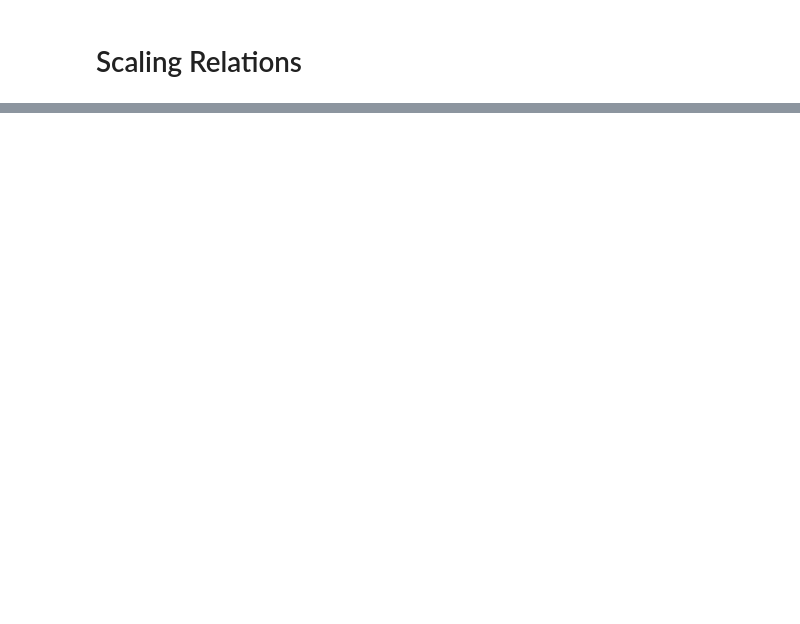
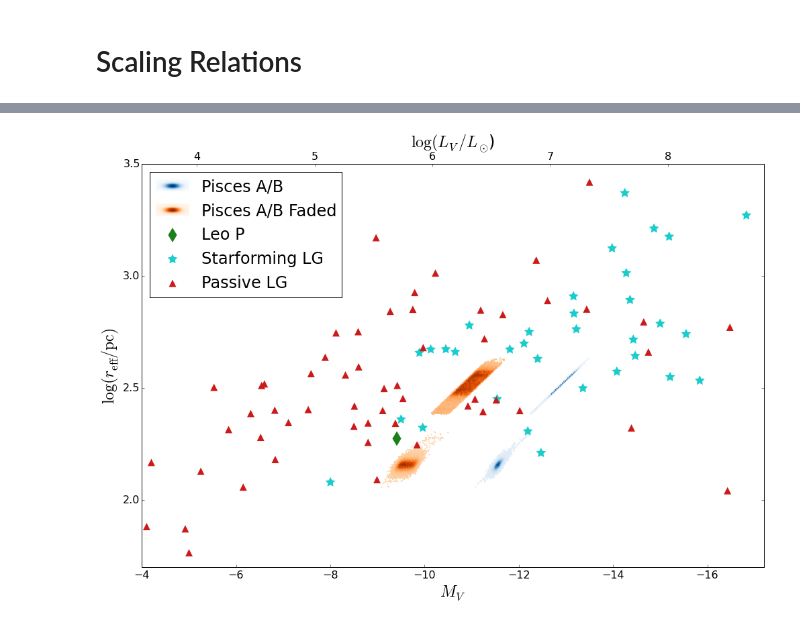
Before and after one commit to eteq/piscdwarfs_hst, a Jupyter notebook: Calibrated Context.ipynb, the cells around one changed output, grey strips where cells are left out. Saved outputs shown, nothing was run; the diff lists cells and outputs as text; code cells hidden in the pictures; blank space fills up the shorter version.

```diff
--- a/Calibrated Context.ipynb
+++ b/Calibrated Context.ipynb
@@ -630,0 +663,92 @@ lMstarng = np.array(mag2lmstar(ngtab['Vmag'] - ngtab['distmod'], 4.83, 1))
+# %%
+plt.figure(figsize=(14,10))
+pointscale = 3.
+tcksfontsize = 16
+labelfontsize = 24
+
+msk = vabs <-0.5  # there are some failed points at ~0
+
+sfvabs = vabs[msk&sfing]
+sfRe = Reff.value[msk&sfing]
+
+
+#plt.scatter(shiMr, np.log10(Pisc_reffs/u.pc), s=250*pointscale, marker='s', color='k', label='Pisces A/B')
+
+
+#plt.scatter(Pisc_MVs_med, np.log10(Pisc_reffs_med/u.pc), s=250*pointscale, marker='s', color='k', label='Pisces A/B', zorder=3)
+#plt.scatter(M606s+3*u.mag, np.log10(Pisc_reffs/u.pc), s=250*pointscale, marker='s', color='m', label='Pisces A/B (faded)')
+hx_handles = []
+hexbinkwargs ={'cmap':'Blues','mincnt':1,'vmin':-50}
+hx_handles.append(plt.hexbin(PiscA_MV, np.log10(PiscA_reff/u.pc), label='Pisces A/B', gridsize=100, **hexbinkwargs))
+hx_handles.append(plt.hexbin(PiscB_MV, np.log10(PiscB_reff/u.pc), gridsize=75, **hexbinkwargs))
+
+Voff = 2.5*np.log10(np.random.rand(len(PiscA_MV))*2+5)*u.mag
+hexbinkwargs['cmap'] = 'Oranges'
+hx_handles.append(plt.hexbin(PiscA_MV+Voff, np.log10(PiscA_reff/u.pc), label='Pisces A/B Faded', gridsize=100, **hexbinkwargs))
+hx_handles.append(plt.hexbin(PiscB_MV+Voff, np.log10(PiscB_reff/u.pc), gridsize=75, **hexbinkwargs))
+
+plt.scatter([leopMV.value], np.log10([leopRe/u.pc]), marker='d', c=(0.1,0.5,0.1), label='Leo P',edgecolor='none',
+            s=80*pointscale, zorder=2)
+
+
+plt.scatter(sfvabs, np.log10(sfRe)+3, lw=1, c=(0.1,0.8,0.8), edgecolor='none', marker=(5, 1, 0), label='Starforming LG', s=80*pointscale, zorder=1)
+plt.scatter(vabs[msk&~sfing], np.log10(Reff.value[msk&~sfing])+3, marker='^', edgecolor='none', c=(0.8,0.1,0.1), label='Passive LG', s=40*pointscale, zorder=1)
+
+
+plt.ylim(1.7, 3.5)
+plt.ylabel(r'$\log(r_{\rm eff}/{\rm pc})$',fontsize=labelfontsize)
+
+#now set the limits
+maglims = (-4,-17.2)
+plt.xlim(*maglims)
+plt.xlabel(r'$M_V$',fontsize=labelfontsize)
+plt.xticks(fontsize=tcksfontsize)
+plt.yticks(fontsize=tcksfontsize)
+
+
+#now some tricks to get the legend to look decent
+from matplotlib.legend import Legend
+import matplotlib.collections as mcoll
+
+class HandlerHexbin(object):
+    def legend_artist(self, legend, orig_handle, fontsize, handlebox):
+        nx = ny = 50
+        sig = 1
+        xscale = handlebox.width / sig / 2
+        yscale = handlebox.height / sig / 2
+
+        xg, yg = np.mgrid[-sig:sig:nx*1j,-sig:sig:nx*1j] + sig
+        gvals = np.exp(-(xg*xg+yg*yg)/2)
+        offsets = np.array([xscale*xg.ravel(), yscale*yg.ravel()]).T
+
+        polygon = np.zeros((4, 2), float)
+        polygon[:, 0] =  np.array([0.5, 0.5, -0.5, -0.5])*xscale*sig*2/nx
+        polygon[:, 1] =  np.array([-0.5,0.5,0.5,-0.5])*yscale*sig*2/ny
+
+        coll = mcoll.PolyCollection([polygon], offsets=offsets.ravel(),
+                            transOffset=mtransforms.IdentityTransform(),
+                            offset_position="data", edgecolors='face',
+                                   transform=handlebox.get_transform(),
+                                   cmap=orig_handle.get_cmap())
+        coll.set_array(vals.ravel())
+        handlebox.add_artist(coll)
+        return pc
+
+#plt.legend(loc='upper left', scatterpoints=1, fontsize=labelfontsize)
+handles, _ = plt.gca().get_legend_handles_labels()
+handler_map = dict([(h.__class__, Legend.get_default_handler_map()[h.__class__]) for h in handles])
+handler_map[mcoll.PolyCollection] =  HandlerHexbin()
+leg = plt.legend(handles=hx_handles + handles, handler_map=handler_map,
+               loc='upper left', scatterpoints=1, fontsize=labelfontsize,)
+
+
+#add the L_V axis
+plt.twiny()
+plt.xlim((maglims[0]-4.83)/-2.5,(maglims[1]-4.83)/-2.5)
+plt.xlabel(r'$\log(L_V/L_\odot$)',fontsize=labelfontsize)
+plt.xticks(fontsize=tcksfontsize)
+
+plt.tight_layout()
+save_pub_figure('context')
+# %% [output]
+[figure, added]
```
Also changed, not shown: parts of 9 cells of this notebook, 1 other file.
